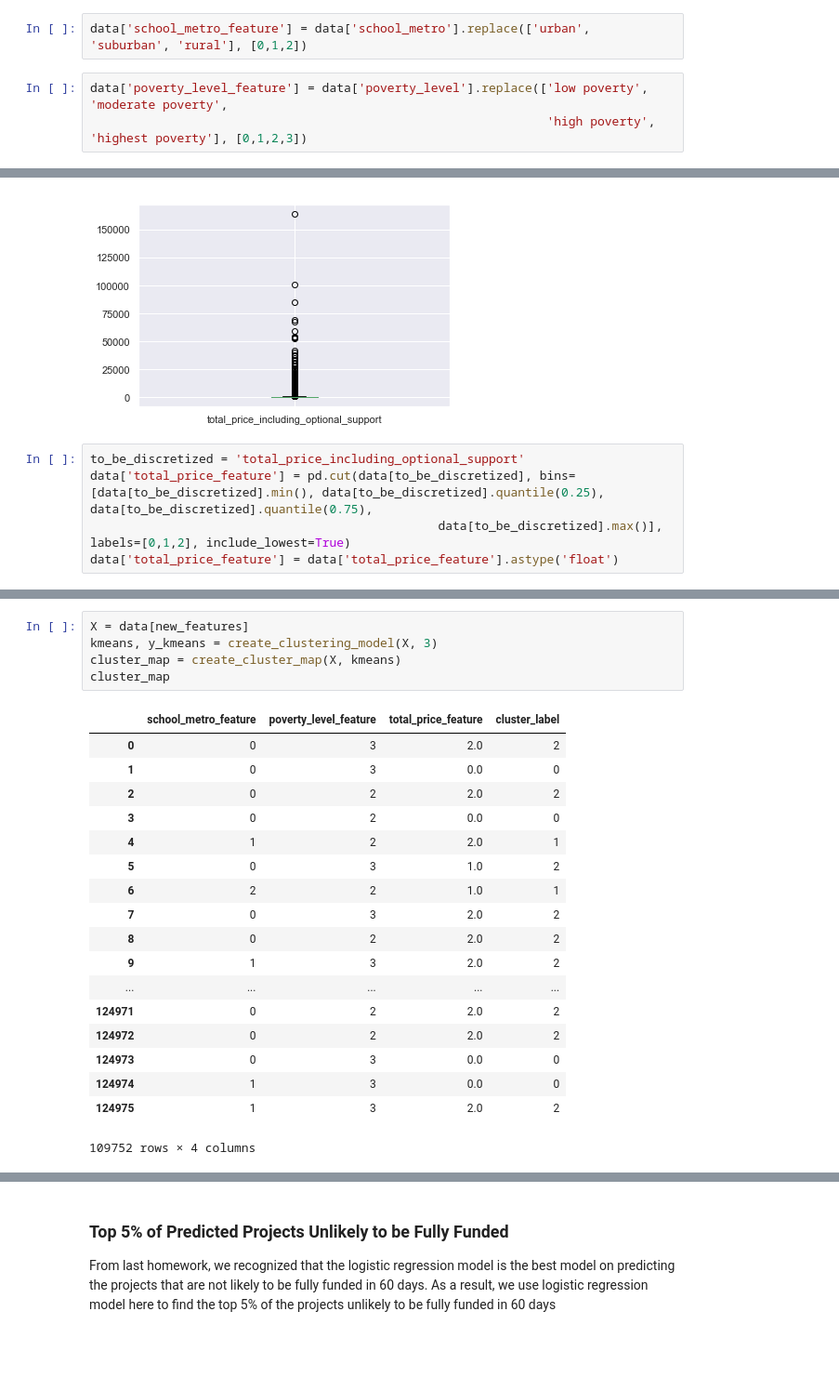
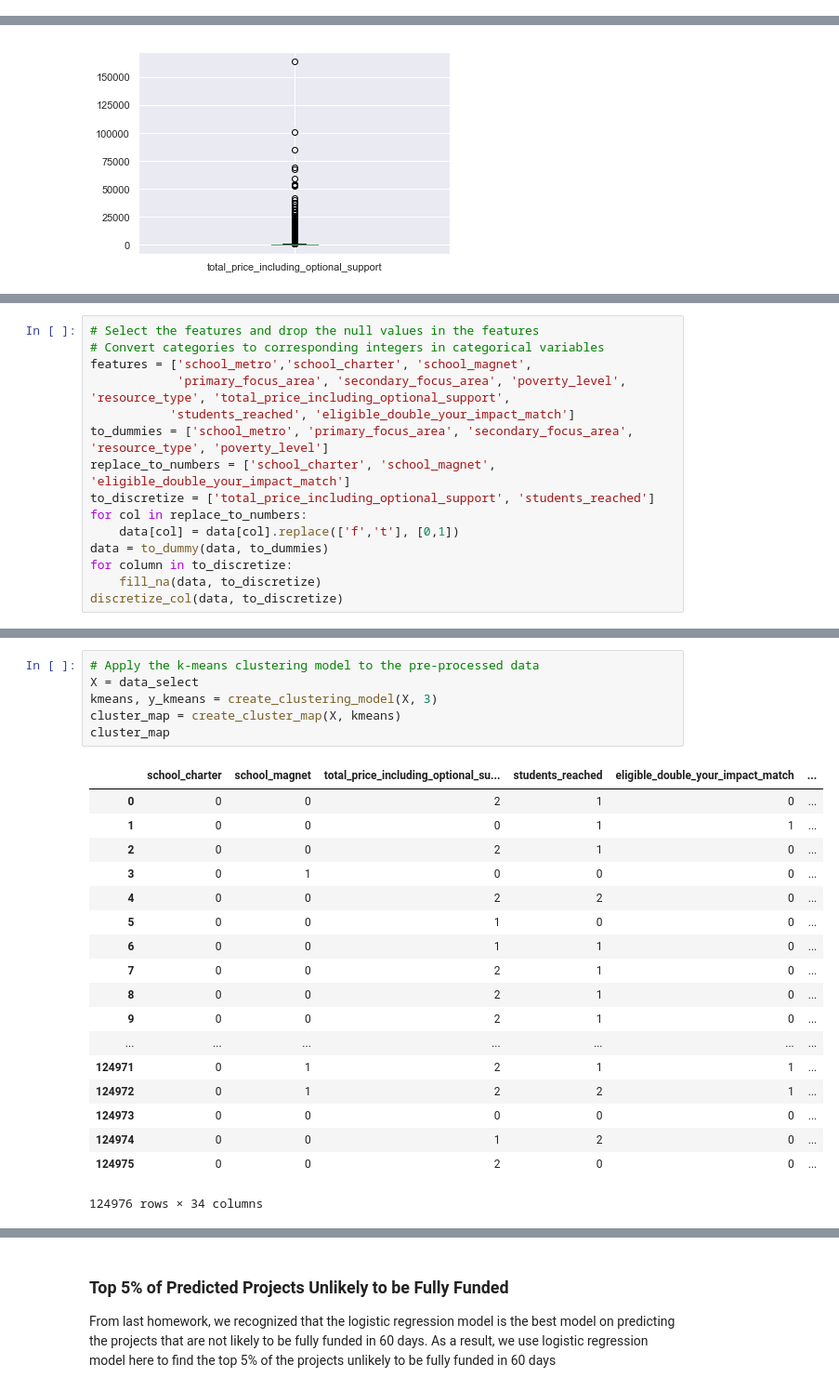
Before and after one commit to jizhao94/MLHW4, a Jupyter notebook: Unsupervised Learning.ipynb, the cells around one changed output, grey strips where cells are left out. Shown at 93% size. Saved outputs shown, nothing was run; the diff lists cells and outputs as text; blank space fills up the shorter version.

```diff
--- a/Unsupervised Learning.ipynb
+++ b/Unsupervised Learning.ipynb
@@ -266,5 +358,0 @@ array(['highest poverty', 'high poverty', 'low poverty',
-# %%
-data['school_metro_feature'] = data['school_metro'].replace(['urban', 'suburban', 'rural'], [0,1,2])
-# %%
-data['poverty_level_feature'] = data['poverty_level'].replace(['low poverty', 'moderate poverty',
-                                                               'high poverty', 'highest poverty'], [0,1,2,3])
@@ -273,8 +420,3 @@ data['total_price_including_optional_support'].plot.box()
 # %% [output]
 <matplotlib.axes._subplots.AxesSubplot at 0x...>
 [figure]
-# %%
-to_be_discretized = 'total_price_including_optional_support'
-data['total_price_feature'] = pd.cut(data[to_be_discretized], bins=[data[to_be_discretized].min(), data[to_be_discretized].quantile(0.25), data[to_be_discretized].quantile(0.75),
-                                              	data[to_be_discretized].max()], labels=[0,1,2], include_lowest=True)
-data['total_price_feature'] = data['total_price_feature'].astype('float')
@@ -283,0 +434,15 @@ to_be_observed = new_features + ['over_60_days']
+# %%
+# Select the features and drop the null values in the features
+# Convert categories to corresponding integers in categorical variables
+features = ['school_metro','school_charter', 'school_magnet',
+            'primary_focus_area', 'secondary_focus_area', 'poverty_level', 'resource_type', 'total_price_including_optional_support',
+           'students_reached', 'eligible_double_your_impact_match']
+to_dummies = ['school_metro', 'primary_focus_area', 'secondary_focus_area', 'resource_type', 'poverty_level']
+replace_to_numbers = ['school_charter', 'school_magnet', 'eligible_double_your_impact_match']
+to_discretize = ['total_price_including_optional_support', 'students_reached']
+for col in replace_to_numbers:
+    data[col] = data[col].replace(['f','t'], [0,1])
+data = to_dummy(data, to_dummies)
+for column in to_discretize:
+    fill_na(data, to_discretize)
+discretize_col(data, to_discretize)
@@ -284,24 +535,25 @@ to_be_observed = new_features + ['over_60_days']
 # %%
-X = data[new_features]
+# Apply the k-means clustering model to the pre-processed data
+X = data_select
 kmeans, y_kmeans = create_clustering_model(X, 3)
 cluster_map = create_cluster_map(X, kmeans)
 cluster_map
 # %% [output]
-|  | school_metro_feature | poverty_level_feature | total_price_feature | cluster_label |
-| 0 | 0 | 3 | 2.0 | 2 |
-| 1 | 0 | 3 | 0.0 | 0 |
-| 2 | 0 | 2 | 2.0 | 2 |
-| 3 | 0 | 2 | 0.0 | 0 |
-| 4 | 1 | 2 | 2.0 | 1 |
-| 5 | 0 | 3 | 1.0 | 2 |
-| 6 | 2 | 2 | 1.0 | 1 |
-| 7 | 0 | 3 | 2.0 | 2 |
-| 8 | 0 | 2 | 2.0 | 2 |
-| 9 | 1 | 3 | 2.0 | 2 |
-| ... | ... | ... | ... | ... |
-| 124971 | 0 | 2 | 2.0 | 2 |
-| 124972 | 0 | 2 | 2.0 | 2 |
-| 124973 | 0 | 3 | 0.0 | 0 |
-| 124974 | 1 | 3 | 0.0 | 0 |
-| 124975 | 1 | 3 | 2.0 | 2 |
+|  | school_charter | school_magnet | total_price_including_optional_su... | students_reached | eligible_double_your_impact_match | ... |
+| 0 | 0 | 0 | 2 | 1 | 0 | ... |
+| 1 | 0 | 0 | 0 | 1 | 1 | ... |
+| 2 | 0 | 0 | 2 | 1 | 0 | ... |
+| 3 | 0 | 1 | 0 | 0 | 0 | ... |
+| 4 | 0 | 0 | 2 | 2 | 0 | ... |
+| 5 | 0 | 0 | 1 | 0 | 0 | ... |
+| 6 | 0 | 0 | 1 | 1 | 0 | ... |
+| 7 | 0 | 0 | 2 | 1 | 0 | ... |
+| 8 | 0 | 0 | 2 | 1 | 0 | ... |
+| 9 | 0 | 0 | 2 | 1 | 0 | ... |
+| ... | ... | ... | ... | ... | ... | ... |
+| 124971 | 0 | 1 | 2 | 1 | 1 | ... |
+| 124972 | 0 | 1 | 2 | 2 | 1 | ... |
+| 124973 | 0 | 0 | 0 | 0 | 0 | ... |
+| 124974 | 0 | 0 | 1 | 2 | 0 | ... |
+| 124975 | 0 | 0 | 2 | 0 | 0 | ... |
-109752 rows × 4 columns
+124976 rows × 34 columns
```
Also changed, not shown: parts of 46 cells of this notebook.
